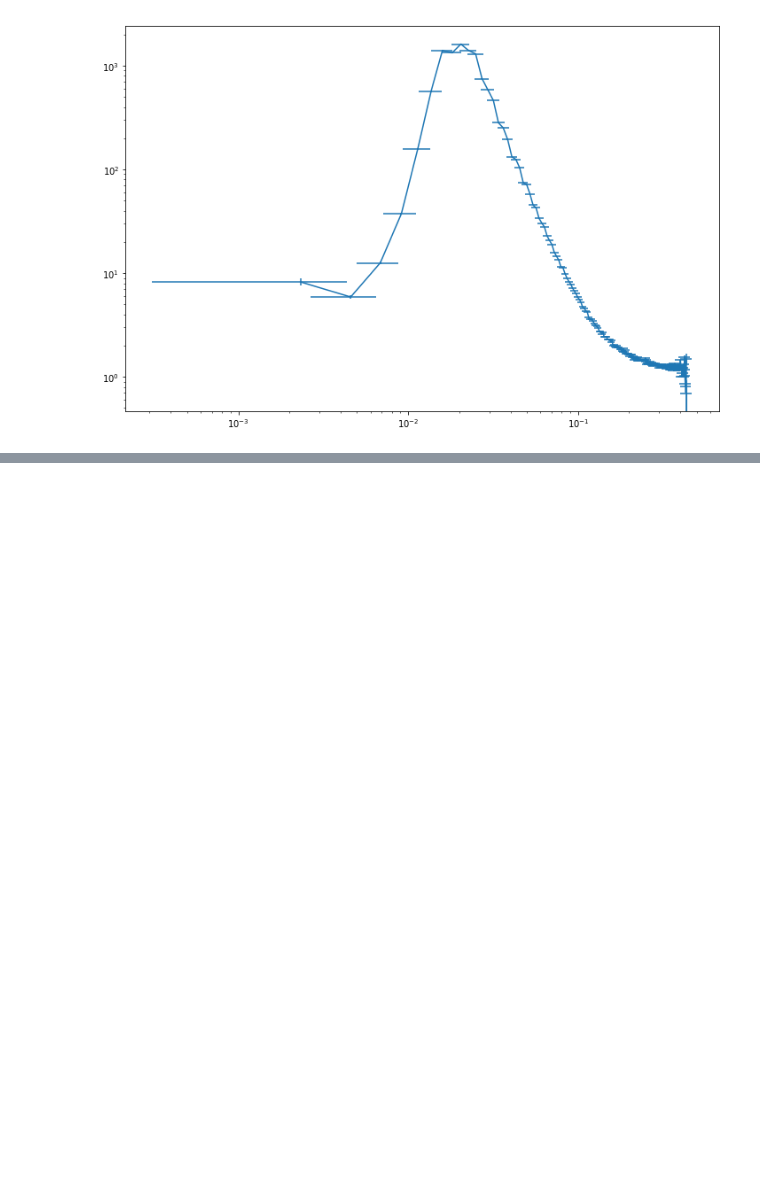
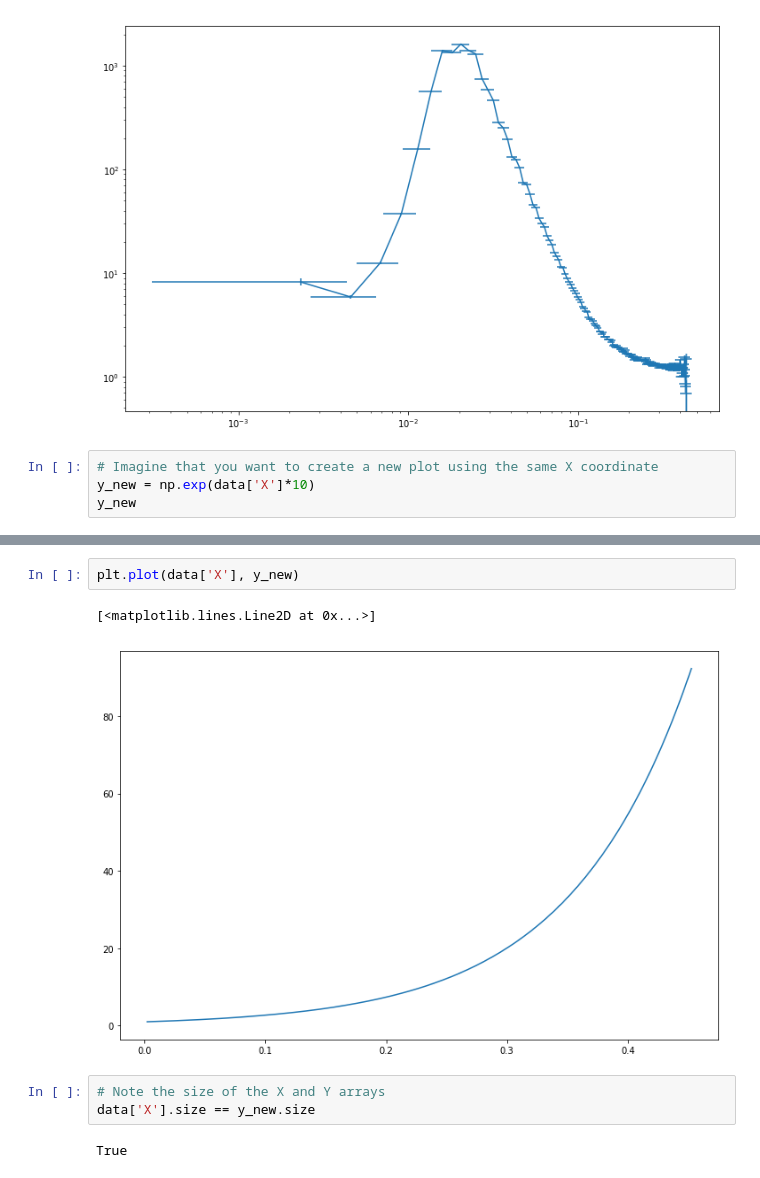
Before and after one commit to neutrons/IPythonNotebookTutorial, a Jupyter notebook: 2 - Introduction to Plotting.ipynb, the cells around one changed output, grey strips where cells are left out. Cells and saved outputs as stored; diff of their text form; blank space fills up the shorter version.

```diff
--- a/2 - Introduction to Plotting.ipynb
+++ b/2 - Introduction to Plotting.ipynb
@@ -262,3 +322,7 @@ ax.set_xscale("log", nonposx='clip')
 ax.set_yscale("log", nonposy='clip')
 # %% [output]
 [figure]
+# %%
+# Imagine that you want to create a new plot using the same X coordinate
+y_new = np.exp(data['X']*10)
+y_new
@@ -264,0 +347,10 @@ ax.set_yscale("log", nonposy='clip')
+# %%
+plt.plot(data['X'], y_new)
+# %% [output]
+[<matplotlib.lines.Line2D at 0x...>]
+[figure, added]
+# %%
+# Note the size of the X and Y arrays
+data['X'].size == y_new.size
+# %% [output]
+True
```
Also changed, not shown: parts of 18 cells of this notebook.
